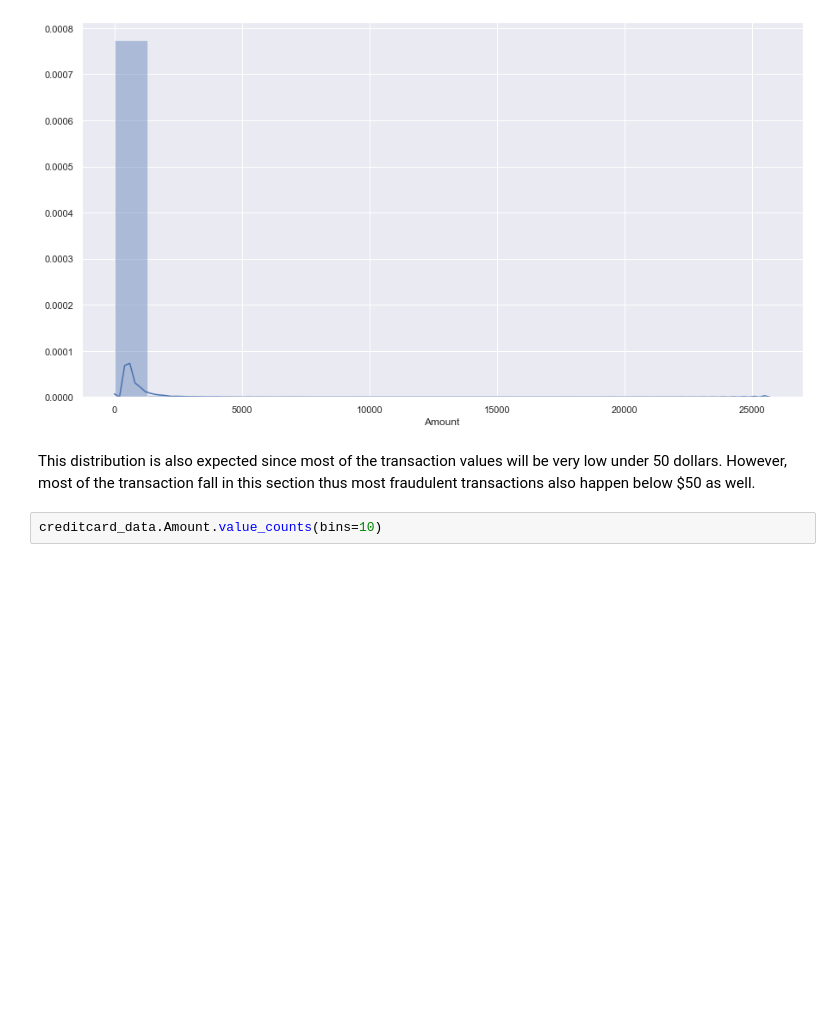
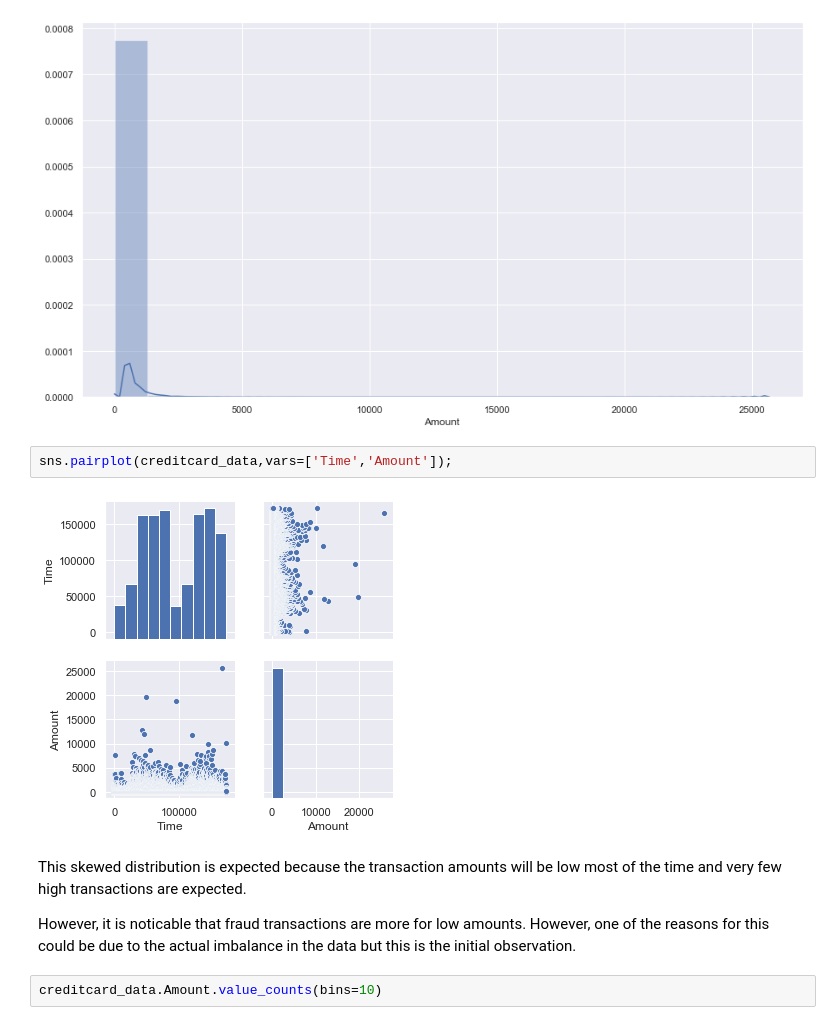
Before and after one commit to rameshs-data/Credit_Card_Fraud_Detection, a Jupyter notebook: FraudDetection.ipynb, the cells around one changed output. Drawn from its saved outputs; the diff is of its cells as text; blank space fills up the shorter version.

```diff
--- a/FraudDetection.ipynb
+++ b/FraudDetection.ipynb
@@ -100,8 +121,14 @@ The distribution of transaction follow the pattern show above is expected as mos
 sns.distplot(creditcard_data.Amount, bins=20);
 # %% [output]
 [figure]
-# %% [markdown]
-This distribution is also expected since most of the transaction values will be very low under 50 dollars. However, most of the transaction fall in this section thus most fraudulent transactions also happen below $50 as well.
+# %%
+sns.pairplot(creditcard_data,vars=['Time','Amount']);
+# %% [output]
+[figure, added]
+# %% [markdown]
+This skewed distribution is expected because the transaction amounts will be low most of the time and very few high transactions are expected.
+
+However, it is noticable that fraud transactions are more for low amounts. However, one of the reasons for this could be due to the actual imbalance in the data but this is the initial observation.
 # %%
 creditcard_data.Amount.value_counts(bins=10)
 # %% [output]
```
Also changed, not shown: parts of 18 cells of this notebook, 1 other file.
